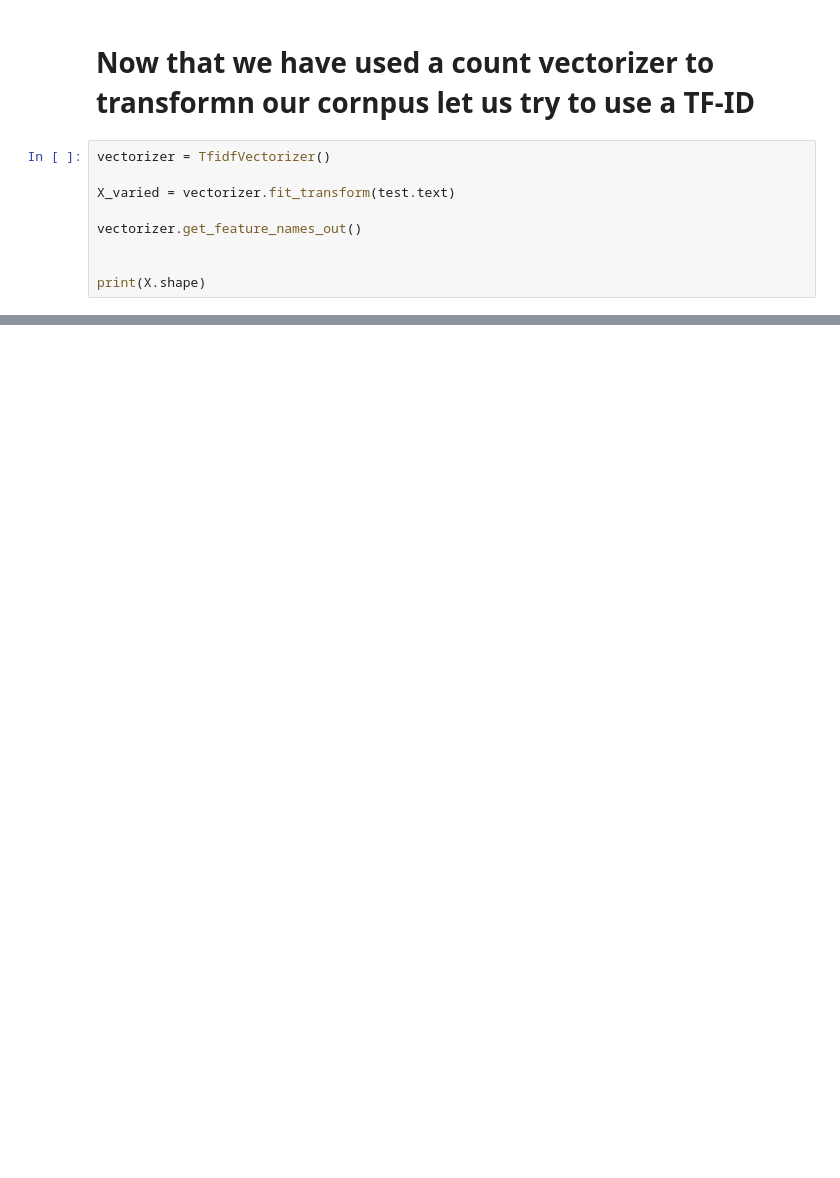
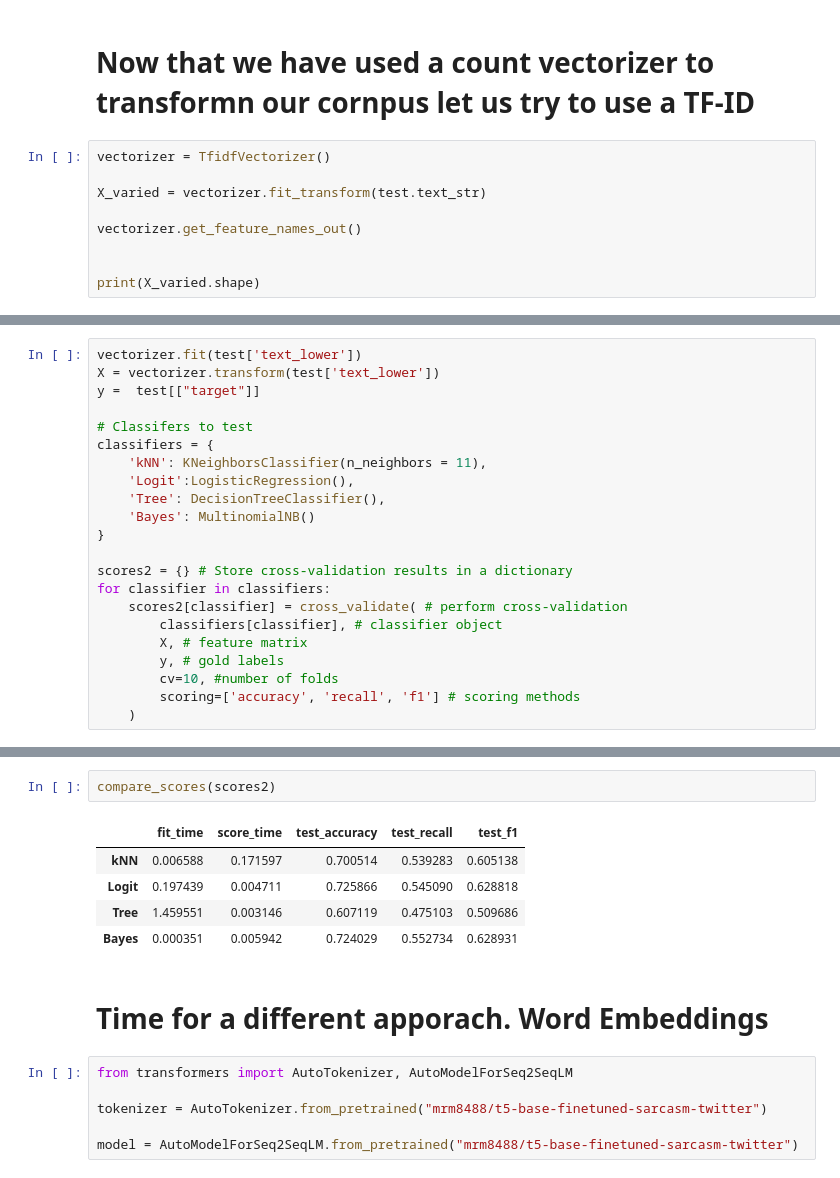
Before and after one commit to pedrov718/Bianary-Hate-Speech-Classification, a Jupyter notebook: pedro/disaster_detetion.ipynb, the cells around one changed output, grey strips where cells are left out. Saved outputs shown, nothing was run; the diff lists cells and outputs as text; blank space fills up the shorter version.

Commit message:
sdded baseline models

```diff
--- a/pedro/disaster_detetion.ipynb
+++ b/pedro/disaster_detetion.ipynb
@@ -329,10 +327,10 @@ kNN score, cross validated:   0.593
 # %%
 vectorizer = TfidfVectorizer()
 
-X_varied = vectorizer.fit_transform(test.text)
+X_varied = vectorizer.fit_transform(test.text_str)
 
 vectorizer.get_feature_names_out()
 
 
-print(X.shape)
+print(X_varied.shape)
 # %% [output]
@@ -390,0 +404,22 @@ kNN score, cross validated:   0.707
+# %%
+vectorizer.fit(test['text_lower'])
+X = vectorizer.transform(test['text_lower'])
+y =  test[["target"]]
+
+# Classifers to test
+classifiers = {
+    'kNN': KNeighborsClassifier(n_neighbors = 11),
+    'Logit':LogisticRegression(),
+    'Tree': DecisionTreeClassifier(),
+    'Bayes': MultinomialNB()
+}
+
+scores2 = {} # Store cross-validation results in a dictionary
+for classifier in classifiers:
+    scores2[classifier] = cross_validate( # perform cross-validation
+        classifiers[classifier], # classifier object
+        X, # feature matrix
+        y, # gold labels
+        cv=10, #number of folds
+        scoring=['accuracy', 'recall', 'f1'] # scoring methods
+    )
@@ -390,0 +445,16 @@ kNN score, cross validated:   0.707
+# %%
+compare_scores(scores2)
+# %% [output]
+|  | fit_time | score_time | test_accuracy | test_recall | test_f1 |
+| kNN | 0.006588 | 0.171597 | 0.700514 | 0.539283 | 0.605138 |
+| Logit | 0.197439 | 0.004711 | 0.725866 | 0.545090 | 0.628818 |
+| Tree | 1.459551 | 0.003146 | 0.607119 | 0.475103 | 0.509686 |
+| Bayes | 0.000351 | 0.005942 | 0.724029 | 0.552734 | 0.628931 |
+# %% [markdown]
+# Time for a different apporach. Word Embeddings
+# %%
+from transformers import AutoTokenizer, AutoModelForSeq2SeqLM
+
+tokenizer = AutoTokenizer.from_pretrained("mrm8488/t5-base-finetuned-sarcasm-twitter")
+
+model = AutoModelForSeq2SeqLM.from_pretrained("mrm8488/t5-base-finetuned-sarcasm-twitter")
```
Also changed, not shown: parts of 19 cells of this notebook, 1 other file.
